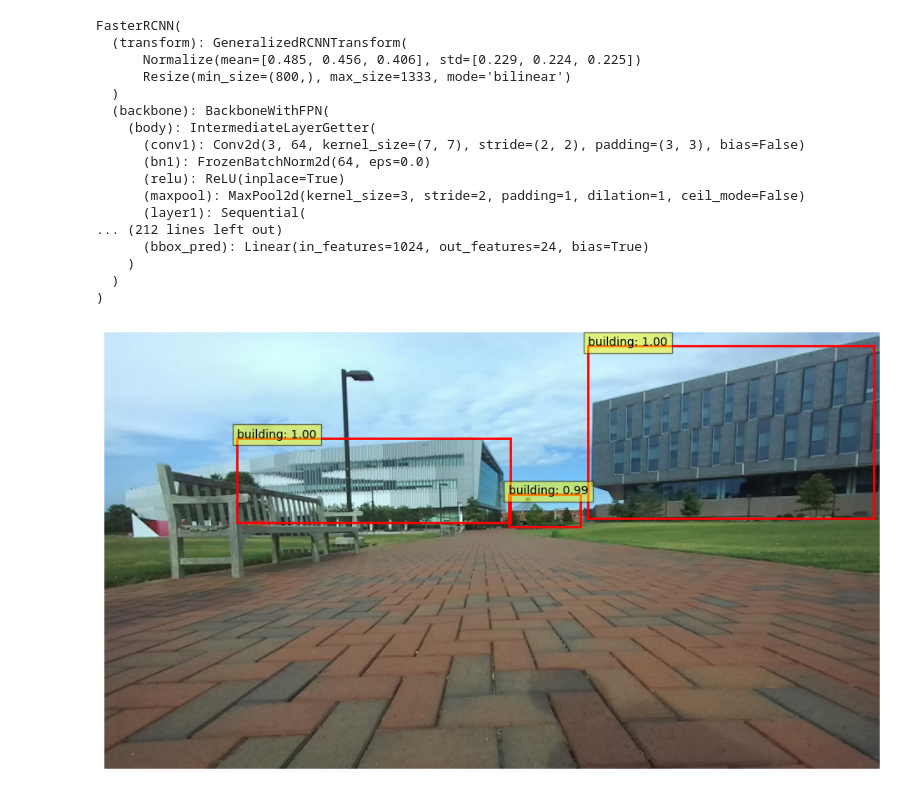
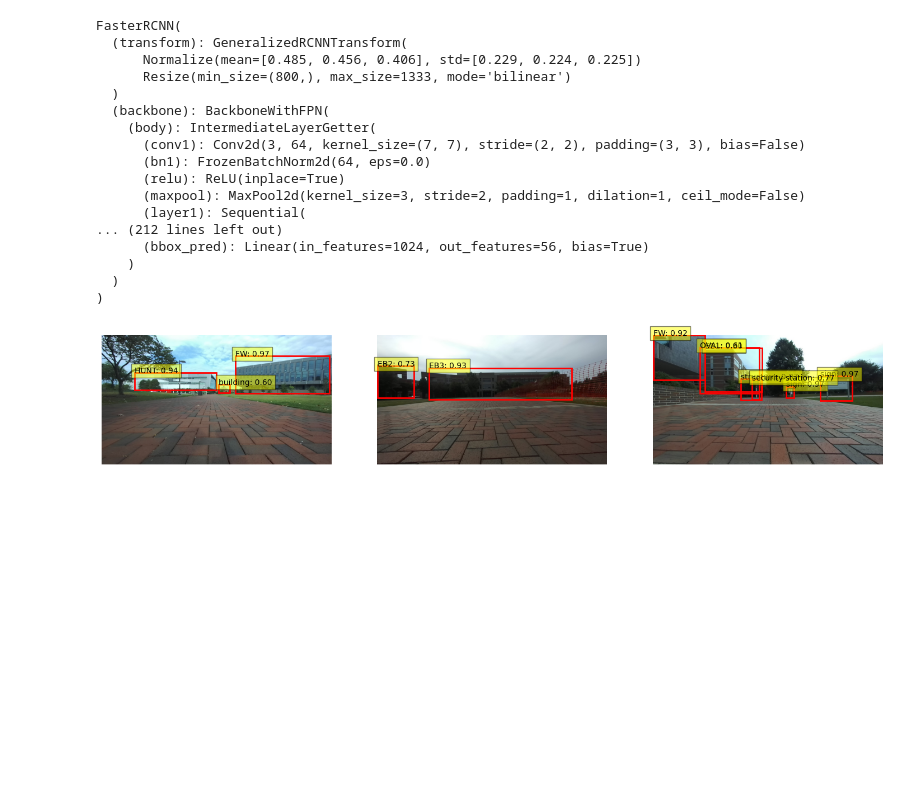
Before and after one commit to ncsu-yoon-lab/project-oval, a Jupyter notebook: ML/DeepLearning/DataSetup/universityBuildingAnnotation.ipynb, the cells around one changed output. Saved outputs shown, nothing was run; the diff lists cells and outputs as text; code cells hidden in the pictures; blank space fills up the shorter version.

Commit message:
New Model Prediction

```diff
--- a/ML/DeepLearning/DataSetup/universityBuildingAnnotation.ipynb
+++ b/ML/DeepLearning/DataSetup/universityBuildingAnnotation.ipynb
@@ -142,7 +142,7 @@ FasterRCNN(
   )
 )
 # %%
-num_epochs = 10
+num_epochs = 2
 learning_rate = 0.005
 model_save_path = "model.pt"
 # Define the optimizer
@@ -206,5 +207,6 @@ Training complete.
 # %%
 # Load the model
+model_save_path = "model_epoch_1.pth"
 model.load_state_dict(torch.load(model_save_path))
 model.eval()
 # %% [output]
@@ -221,67 +223,82 @@ FasterRCNN(
       (maxpool): MaxPool2d(kernel_size=3, stride=2, padding=1, dilation=1, ceil_mode=False)
       (layer1): Sequential(
 ... (212 lines left out)
-      (bbox_pred): Linear(in_features=1024, out_features=24, bias=True)
+      (bbox_pred): Linear(in_features=1024, out_features=56, bias=True)
     )
   )
 )
 # %%
 from PIL import Image
-import matplotlib.patches as patches  # Ensure patches is imported
-# Define the transformation to match the training preprocessing
+import matplotlib.patches as patches
+
 transform = transforms.Compose([
-    # transforms.Resize((320, 240)),  # Resize to (320, 240)
     transforms.ToTensor(),
 ])
 
 def load_image(image_path):
     image = Image.open(image_path).convert("RGB")
     image = transform(image)
     return image.unsqueeze(0)
 
-# Load and preprocess the test image
-# test_image_path = '09_52_52.jpg'
-test_image_path = 'university_landmark/test/test_image/2024-07-11-09_46_19_jpg.rf.ea5019f6402163f4972c3c3a1dfd5302.jpg'
-test_image = load_image(test_image_path).to(device)
+# Load and preprocess the test images
+test_image_path1 = 'test_image1.jpg'
+test_image_path2 = 'test_image2.jpg'
+test_image_path3 = 'test_image3.jpg'
+test_image1 = load_image(test_image_path1).to(device)
+test_image2 = load_image(test_image_path2).to(device)
+test_image3 = load_image(test_image_path3).to(device)
 
 # Disable gradient calculation for inference
 with torch.no_grad():
-    prediction = model(test_image)
+    prediction1 = model(test_image1)
+    prediction2 = model(test_image2)
+    prediction3 = model(test_image3)
 
 # Define categories as per the COCO dataset
 categories = [
     {"id": 0, "name": "sign"},
-    {"id": 1, "name": "building"},
-    {"id": 2, "name": "security station"},
-    {"id": 3, "name": "sign"},
-    {"id": 4, "name": "structure"}
+    {"id": 1, "name": "EB1"},
+    {"id": 2, "name": "EB2"},
+    {"id": 3, "name": "EB3"},
+    {"id": 4, "name": "FW"},
+    {"id": 5, "name": "HUNT"},
+    {"id": 6, "name": "OVAL"},
+    {"id": 7, "name": "building"},
+    {"id": 8, "name": "security-station"},
+    {"id": 9, "name": "sign"},
+    {"id": 10, "name": "street-lamp"},
+    {"id": 11, "name": "structure"},
+    {"id": 12, "name": "trashcan"},
 ]
 
 # Create a dictionary to map label IDs to category names
 label_to_category = {cat['id']: cat['name'] for cat in categories}
 
-def visualize_predictions(image, prediction, threshold=0.5):
-    # Convert the tensor image to a NumPy array and transpose the dimensions
-    image = image.squeeze().permute(1, 2, 0).cpu().numpy()
+def visualize_predictions(images, predictions, threshold=0.5):
+    fig, axs = plt.subplots(1, 3, figsize=(18, 6))
 
-    fig, ax = plt.subplots(1, figsize=(12, 9))
-    ax.imshow(image)
+    for ax, image, prediction in zip(axs, images, predictions):
+        # Convert the tensor image to a NumPy array and transpose the dimensions
+        image_np = image.squeeze().permute(1, 2, 0).cpu().numpy()
+        ax.imshow(image_np)
 
-    boxes = prediction[0]['boxes'].cpu().numpy()
-    scores = prediction[0]['scores'].cpu().numpy()
-    labels = prediction[0]['labels'].cpu().numpy()
+        boxes = prediction[0]['boxes'].cpu().numpy()
+        scores = prediction[0]['scores'].cpu().numpy()
+        labels = prediction[0]['labels'].cpu().numpy()
 
-    for box, score, label in zip(boxes, scores, labels):
-        if score >= threshold:
-            xmin, ymin, xmax, ymax = box
-            rect = patches.Rectangle((xmin, ymin), xmax - xmin, ymax - ymin, linewidth=2, edgecolor='r', facecolor='none')
-            ax.add_patch(rect)
-            ax.text(xmin, ymin, f'{label_to_category.get(label, "Unknown")}: {score:.2f}',
-                    bbox=dict(facecolor='yellow', alpha=0.5))
+        for box, score, label in zip(boxes, scores, labels):
+            if score >= threshold:
+                xmin, ymin, xmax, ymax = box
+                rect = patches.Rectangle((xmin, ymin), xmax - xmin, ymax - ymin, linewidth=2, edgecolor='r', facecolor='none')
+                ax.add_patch(rect)
+                ax.text(xmin, ymin, f'{label_to_category.get(label, "Unknown")}: {score:.2f}',
+                        bbox=dict(facecolor='yellow', alpha=0.5))
 
-    plt.axis('off')
+        ax.axis('off')
+
     plt.show()
 
-visualize_predictions(test_image, prediction)
+# Visualize predictions for all three images
+visualize_predictions([test_image1, test_image2, test_image3], [prediction1, prediction2, prediction3])
 # %% [output]
-[figure, old version]
+[figure, new version]
```
Also changed, not shown: parts of 4 cells of this notebook, 3 other files.
